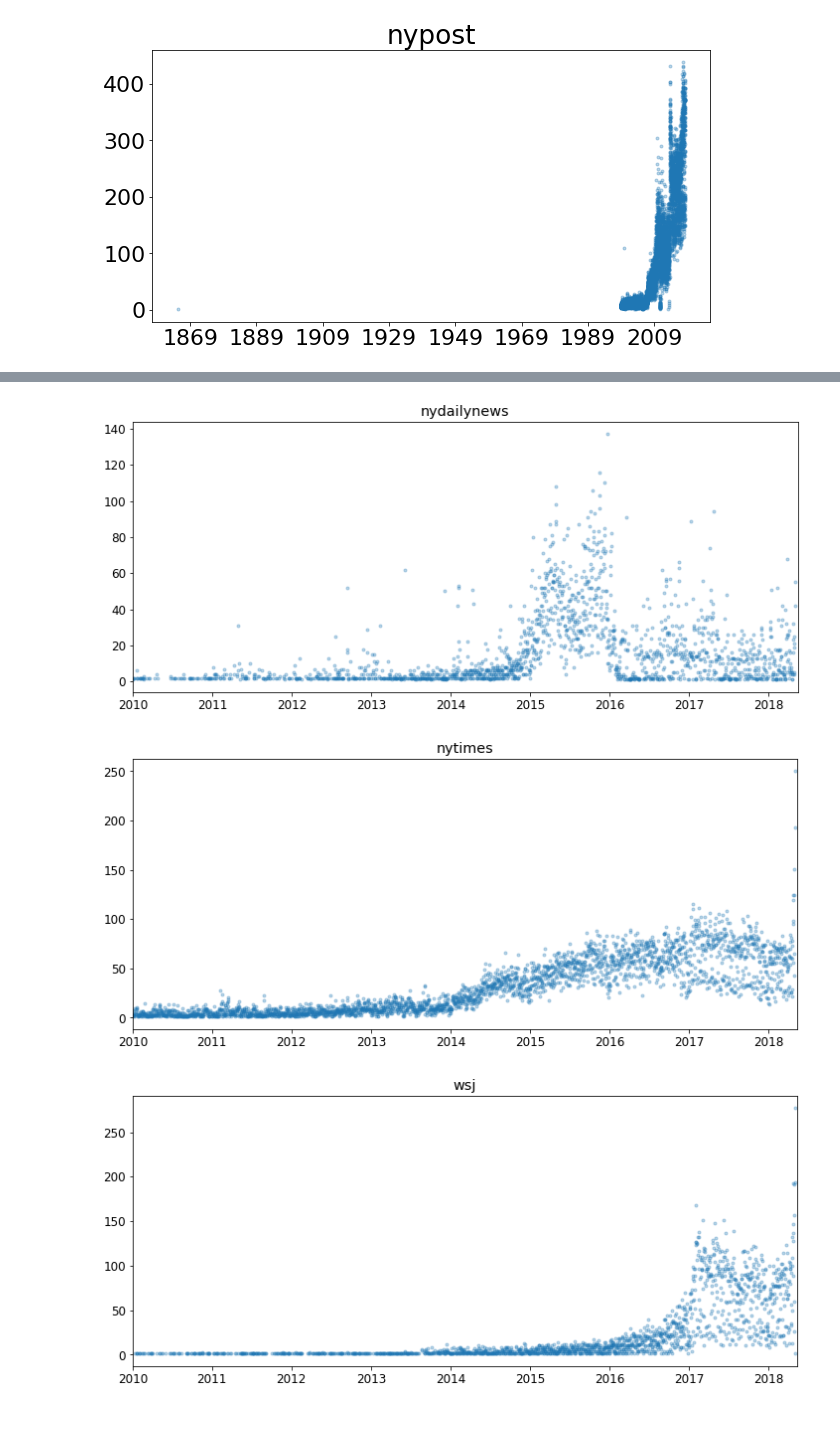
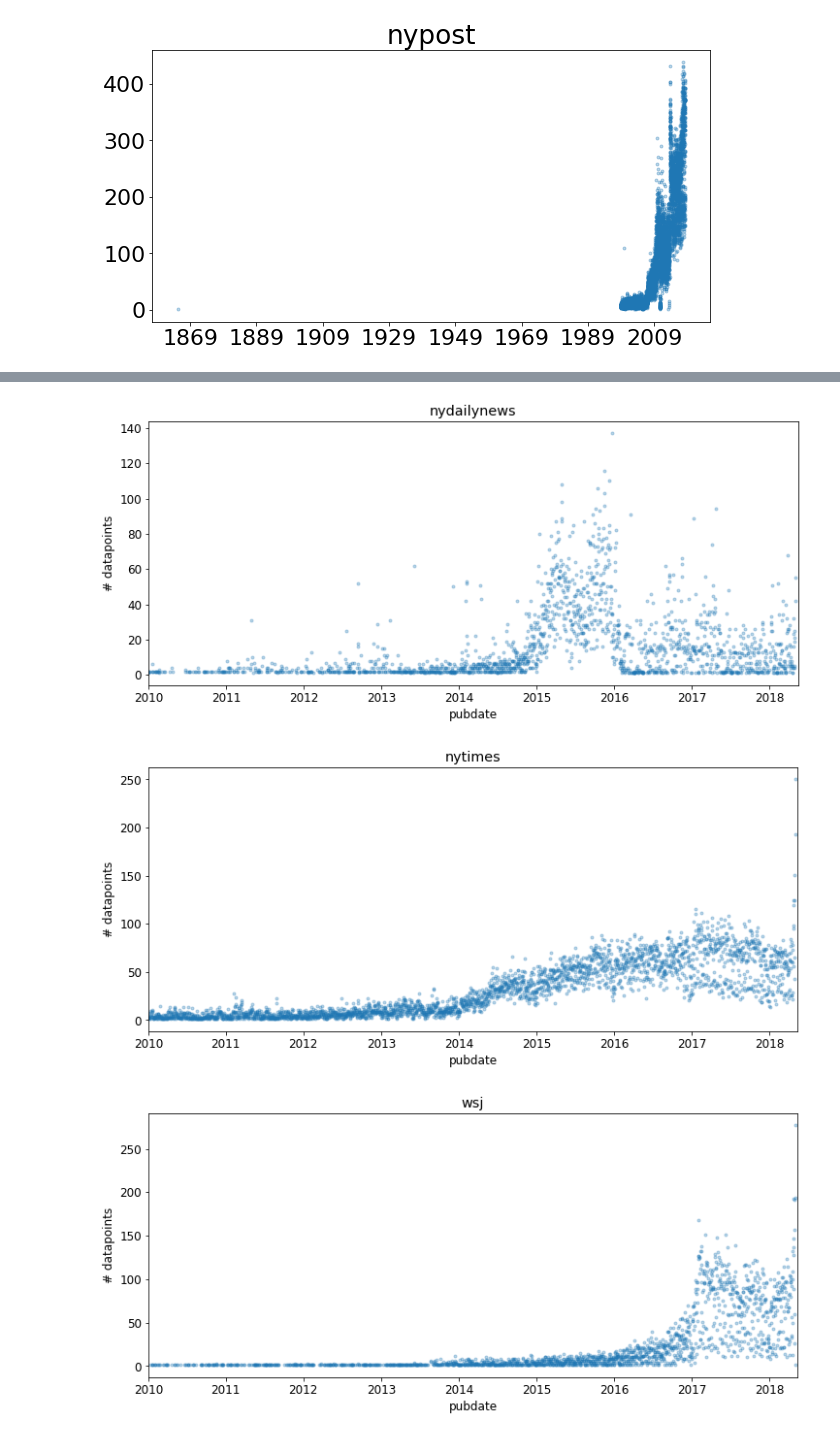
Before and after one commit to jpbm/news_preprocessor, a Jupyter notebook: Date Histograms.ipynb, the cells around one changed output, grey strips where cells are left out. Cells and saved outputs as stored; diff of their text form; code cells hidden in the pictures.

```diff
--- a/Date Histograms.ipynb
+++ b/Date Histograms.ipynb
@@ -61,4 +61,6 @@ for file in filenames:
     plt.xlim([datetime.datetime(2010,1,1),datetime.datetime(2018,5,15)])
     plt.title(file.replace('_datelist.csv',''))
     plt.savefig('pubdates_xlimited'+file.replace('_datelist.csv',''+'.png'))
+    plt.ylabel('# datapoints')
+    plt.xlabel('pubdate')
 # %% [output]
@@ -66,3 +68,3 @@ for file in filenames:
-[figure, old version]
+[figure, new version]
-[figure, old version]
+[figure, new version]
-[figure, old version]
+[figure, new version]
```
Also changed, not shown: parts of 1 cell of this notebook.
